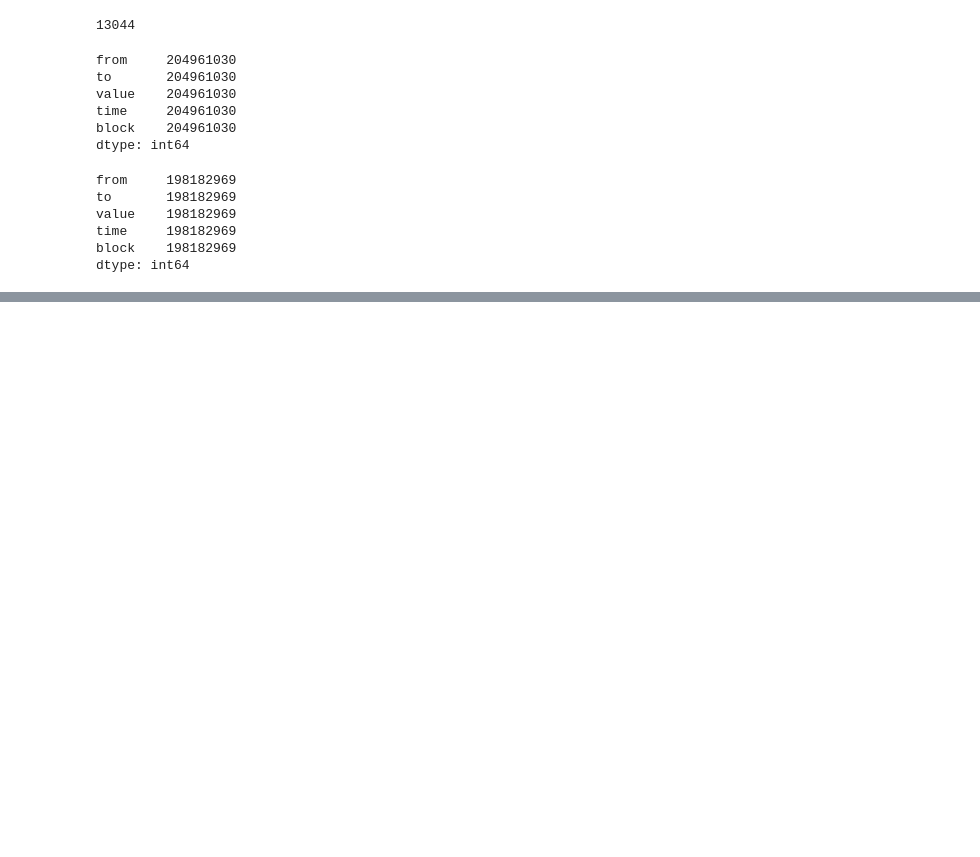
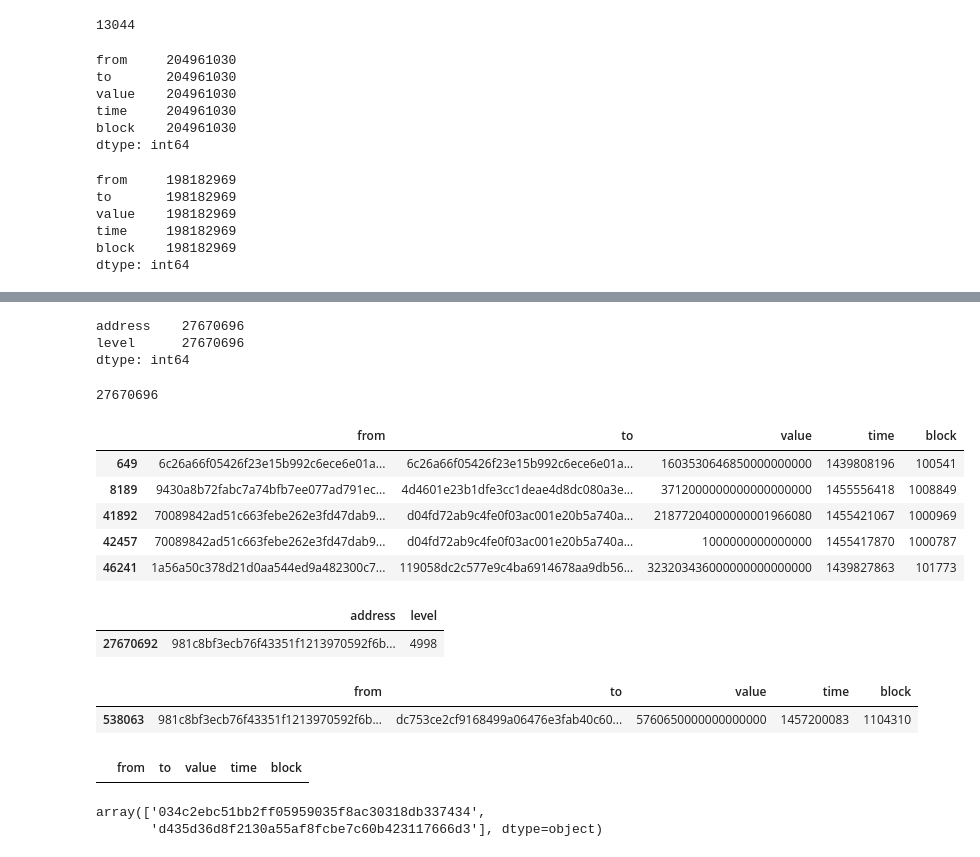
Before and after one commit to Sandipan99/Ethereum, a Jupyter notebook: GetGenesisLevels.ipynb, the cells around one changed output, grey strips where cells are left out. Drawn from its saved outputs; the diff is of its cells as text; code cells hidden in the pictures; blank space fills up the shorter version.

Commit message:
genesisLevel

```diff
--- a/GetGenesisLevels.ipynb
+++ b/GetGenesisLevels.ipynb
@@ -4,7 +4,7 @@ import numpy as np
 # %%
 all_transactions = pd.read_csv('all_transactions.csv')
 # %%
-all_transactions['value'] = all_transactions['value'].astype('float64')
+transactions['value'] = transactions['value'].astype('float64')
 # %%
 all_transactions.columns
 # %% [output]
@@ -115,7 +115,7 @@ manager = Manager()
 genesisLevel = manager.dict()
 curr_level = 0
 # %%
-filtered_trans = all_transactions[(all_transactions['from'] == 'ethereum') | (all_transactions['from'] == 'genesis')]['to']
+filtered_trans = transactions[(transactions['from'] == 'ethereum') | (transactions['from'] == 'genesis')]['to']
 addresses = filtered_trans.unique()
 # %%
 new_transactions = all_transactions[~all_transactions['to'].isin(addresses)]
@@ -140,9 +140,14 @@ dtype: int64
 # %%
 while len(addresses)>0:
     curr_level+=1
+    if curr_level >= 5000:
+        break
     print('looking into level: ',curr_level)
     jobs = []
-    job_cnt = 4
+    if len(addresses)>100:
+        job_cnt = 4
+    else:
+        job_cnt = 1
     partition_size = int(len(addresses)/job_cnt) + 1
     start_i = 0
     end_i = start_i + partition_size
@@ -160,8 +165,8 @@ while len(addresses)>0:
         proc.join()
 
     print('filled the dictionary level values')
-    all_transactions = all_transactions[~all_transactions['to'].isin(addresses)]
-    filtered_trans = all_transactions[all_transactions['from'].isin(addresses)]['to']
+    transactions = transactions[~transactions['to'].isin(addresses)]
+    filtered_trans = transactions[transactions['from'].isin(addresses)]['to']
     addresses = filtered_trans.unique()
     #addresses = np.setdiff1d(new_addresses,addresses) # remove addresses of higher level
     print('obtained addresses for the next level')
@@ -231,0 +249,38 @@ FileNotFoundError: [Errno 2] No such file or directory
+# %%
+levels.count()
+# %% [output]
+address    27670696
+level      27670696
+dtype: int64
+# %%
+len(levels['address'].unique())
+# %% [output]
+27670696
+# %%
+transactions.head()
+# %% [output]
+|  | from | to | value | time | block |
+| 649 | 6c26a66f05426f23e15b992c6ece6e01a... | 6c26a66f05426f23e15b992c6ece6e01a... | 1603530646850000000000 | 1439808196 | 100541 |
+| 8189 | 9430a8b72fabc7a74bfb7ee077ad791ec... | 4d4601e23b1dfe3cc1deae4d8dc080a3e... | 3712000000000000000000 | 1455556418 | 1008849 |
+| 41892 | 70089842ad51c663febe262e3fd47dab9... | d04fd72ab9c4fe0f03ac001e20b5a740a... | 21877204000000001966080 | 1455421067 | 1000969 |
+| 42457 | 70089842ad51c663febe262e3fd47dab9... | d04fd72ab9c4fe0f03ac001e20b5a740a... | 1000000000000000 | 1455417870 | 1000787 |
+| 46241 | 1a56a50c378d21d0aa544ed9a482300c7... | 119058dc2c577e9c4ba6914678aa9db56... | 323203436000000000000000 | 1439827863 | 101773 |
+# %%
+levels[levels['address']=='981c8bf3ecb76f43351f1213970592f6ba2d2dd8']
+# %% [output]
+|  | address | level |
+| 27670692 | 981c8bf3ecb76f43351f1213970592f6b... | 4998 |
+# %%
+all_transactions[all_transactions['to']=='dc753ce2cf9168499a06476e3fab40c60579dd87']
+# %% [output]
+|  | from | to | value | time | block |
+| 538063 | 981c8bf3ecb76f43351f1213970592f6b... | dc753ce2cf9168499a06476e3fab40c60... | 5760650000000000000 | 1457200083 | 1104310 |
+# %%
+trans
+# %% [output]
+|  | from | to | value | time | block |
+# %%
+addresses
+# %% [output]
+array(['034c2ebc51bb2ff05959035f8ac30318db337434',
+       'd435d36d8f2130a55af8fcbe7c60b423117666d3'], dtype=object)
```
Also changed, not shown: parts of 14 cells of this notebook.
